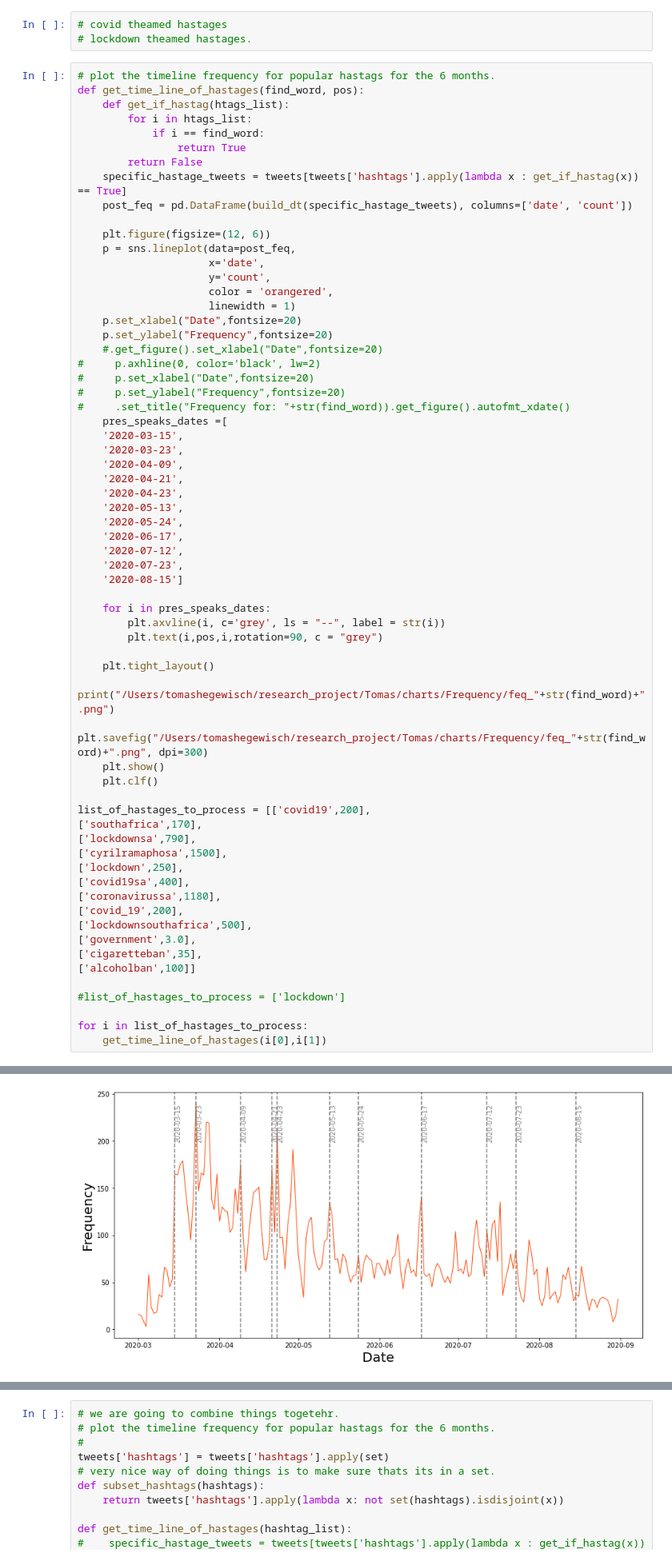
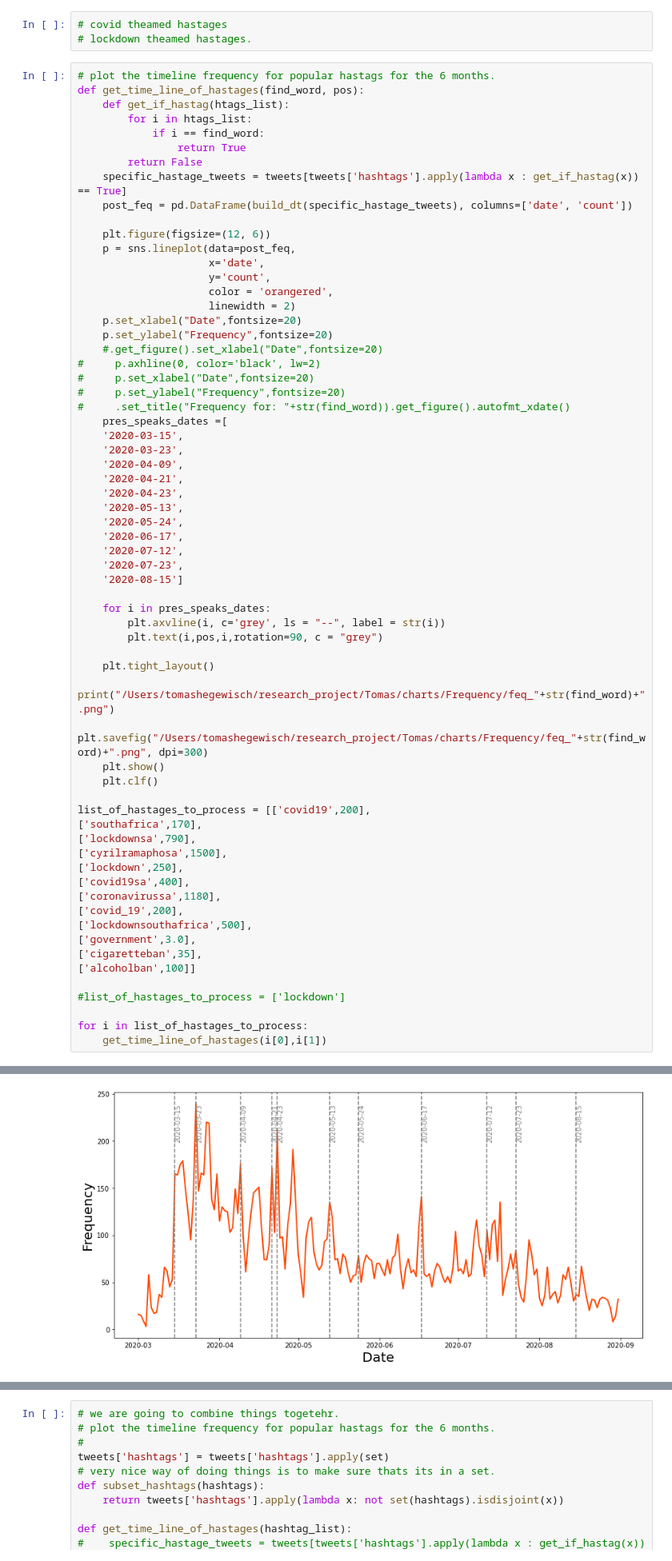
Before and after one commit to tomashege/research_project, a Jupyter notebook: Tomas/notebooks/tweet_analysis.ipynb, the cells around one changed output, grey strips where cells are left out. Shown at 80% size. Drawn from its saved outputs; the diff is of its cells as text.

```diff
--- a/Tomas/notebooks/tweet_analysis.ipynb
+++ b/Tomas/notebooks/tweet_analysis.ipynb
@@ -316,7 +316,7 @@ def get_time_line_of_hastages(find_word, pos):
                      x='date',
                      y='count',
                      color = 'orangered',
-                     linewidth = 1)
+                     linewidth = 2)
     p.set_xlabel("Date",fontsize=20)
     p.set_ylabel("Frequency",fontsize=20)
     #.get_figure().set_xlabel("Date",fontsize=20)
@@ -339,33 +339,33 @@ def get_time_line_of_hastages(find_word, pos):
 
     for i in pres_speaks_dates:
         plt.axvline(i, c='grey', ls = "--", label = str(i))
         plt.text(i,pos,i,rotation=90, c = "grey")
 
     plt.tight_layout()
     print("/Users/tomashegewisch/research_project/Tomas/charts/Frequency/feq_"+str(find_word)+".png")
     plt.savefig("/Users/tomashegewisch/research_project/Tomas/charts/Frequency/feq_"+str(find_word)+".png", dpi=300)
     plt.show()
     plt.clf()
 
 list_of_hastages_to_process = [['covid19',200],
 ['southafrica',170],
 ['lockdownsa',790],
 ['cyrilramaphosa',1500],
 ['lockdown',250],
 ['covid19sa',400],
 ['coronavirussa',1180],
 ['covid_19',200],
 ['lockdownsouthafrica',500],
 ['government',3.0],
 ['cigaretteban',35],
 ['alcoholban',100]]
 
 #list_of_hastages_to_process = ['lockdown']
 
 for i in list_of_hastages_to_process:
     get_time_line_of_hastages(i[0],i[1])
 # %% [output]
 /Users/tomashegewisch/research_project/Tomas/charts/Frequency/feq_covid19.png
-[figure, old version]
+[figure, new version]
 /Users/tomashegewisch/research_project/Tomas/charts/Frequency/feq_southafrica.png
 <Figure size 432x288 with 0 Axes>
```
Also changed, not shown: parts of 3 cells of this notebook, 15 other files.
